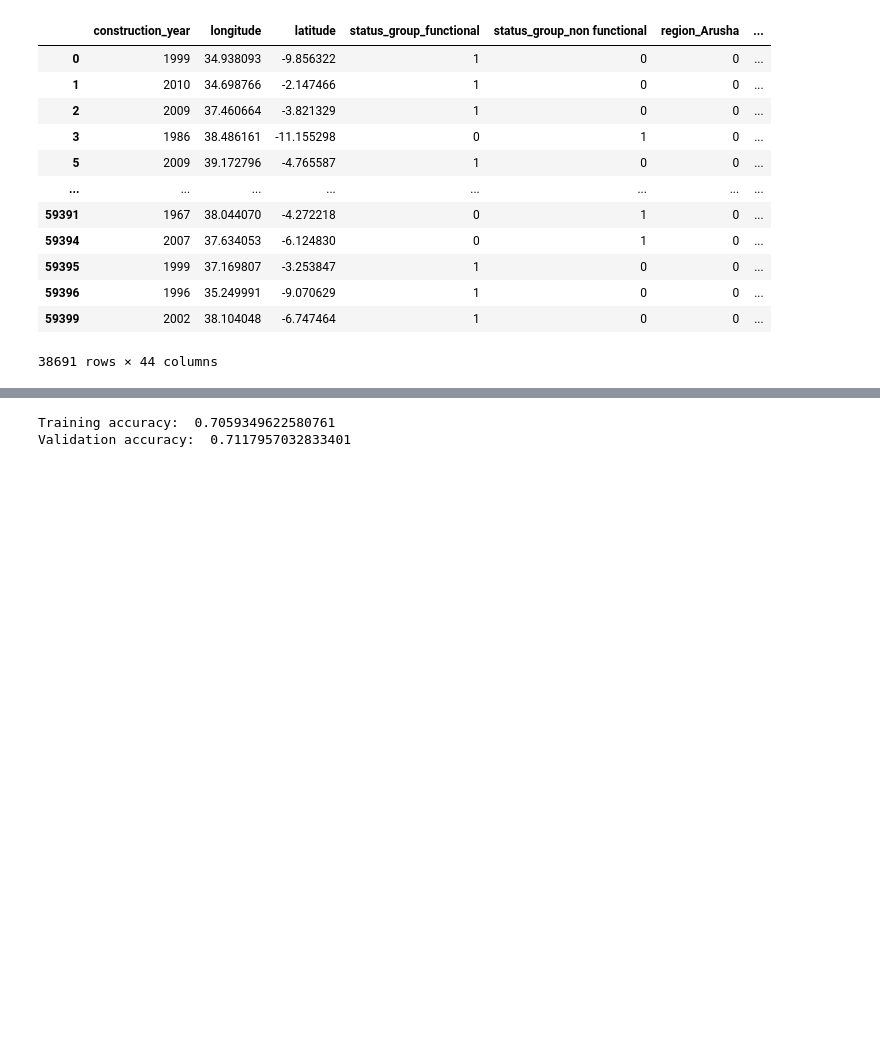
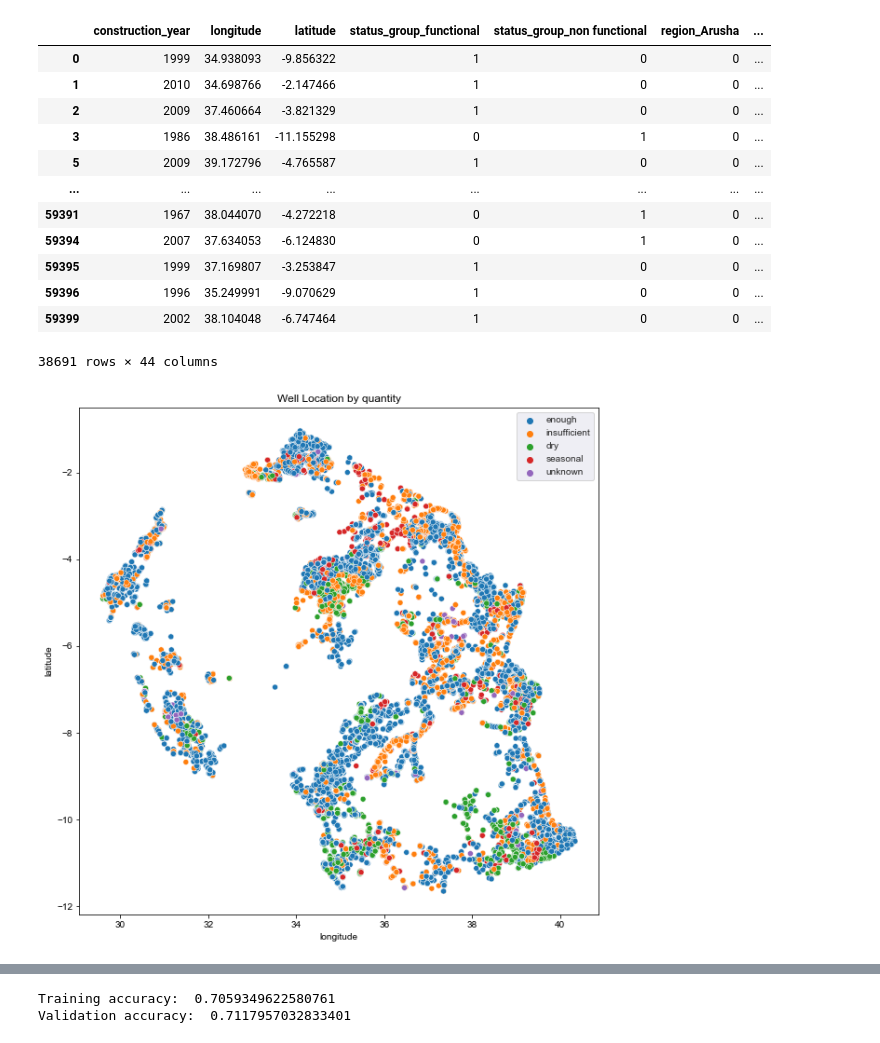
Before and after one commit to litzysj/Tanzania-Water-Well, a Jupyter notebook: Notebooks/Final Notebook.ipynb, the cells around one changed output, grey strips where cells are left out. Cells and saved outputs as stored; diff of their text form; code cells hidden in the pictures; blank space fills up the shorter version.

```diff
--- a/Notebooks/Final Notebook.ipynb
+++ b/Notebooks/Final Notebook.ipynb
@@ -139,3 +194,6 @@ clean_df['status_group'] = clean_df["status_group"].replace("functional needs re
+# %%
+#combining non-functional and needs repair
+clean_df['status_group'] = clean_df["status_group"].replace("functional needs repair", "non functional")
 # %%
 # permit vs non-permit
 mplines = new_df.groupby('permit')['status_group'].value_counts(normalize=False).unstack().plot(kind='bar', figsize=(10,5))
@@ -167,3 +225,12 @@ model_df
 | 59396 | 1996 | 35.249991 | -9.070629 | 1 | 0 | 0 | ... |
 | 59399 | 2002 | 38.104048 | -6.747464 | 1 | 0 | 0 | ... |
 38691 rows × 44 columns
+# %%
+fig, ax = plt.subplots(figsize=(10,10))
+sns.set_style('darkgrid')
+sns.scatterplot(x='longitude', y='latitude', hue="quantity", data=clean_df, ax=ax)
+plt.title('Well Location by quantity')
+
+plt.legend(fancybox=True);
+# %% [output]
+[figure, added]
```
Also changed, not shown: parts of 64 cells of this notebook, 2 other files.
